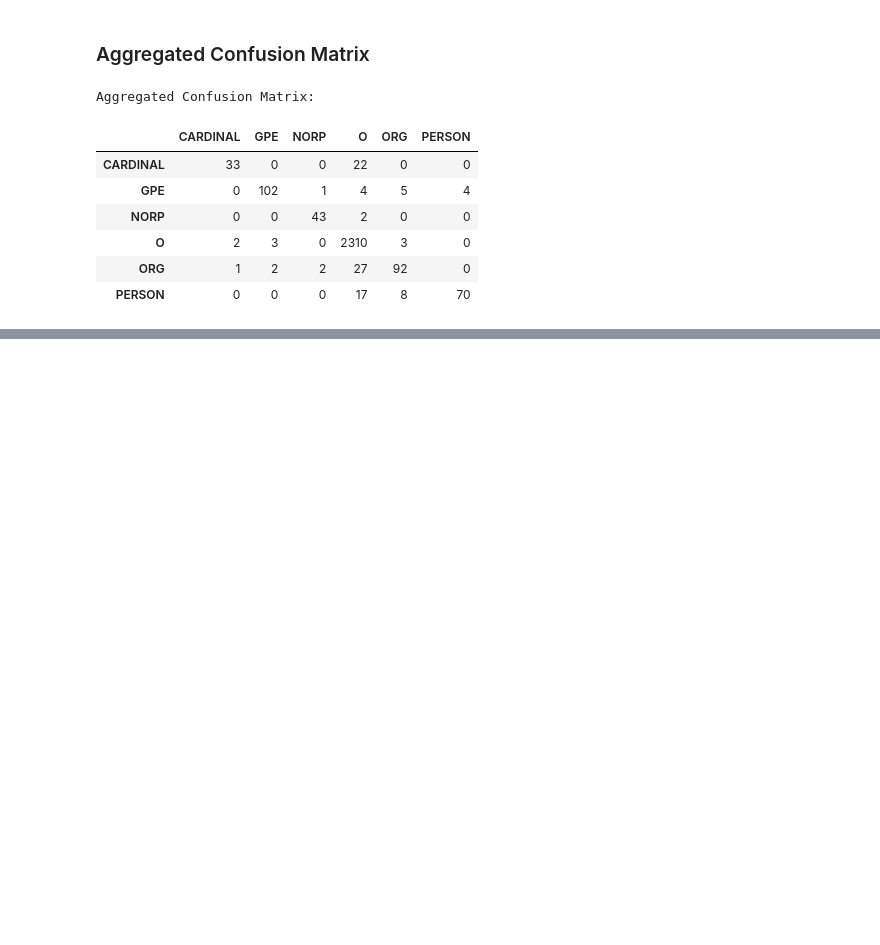
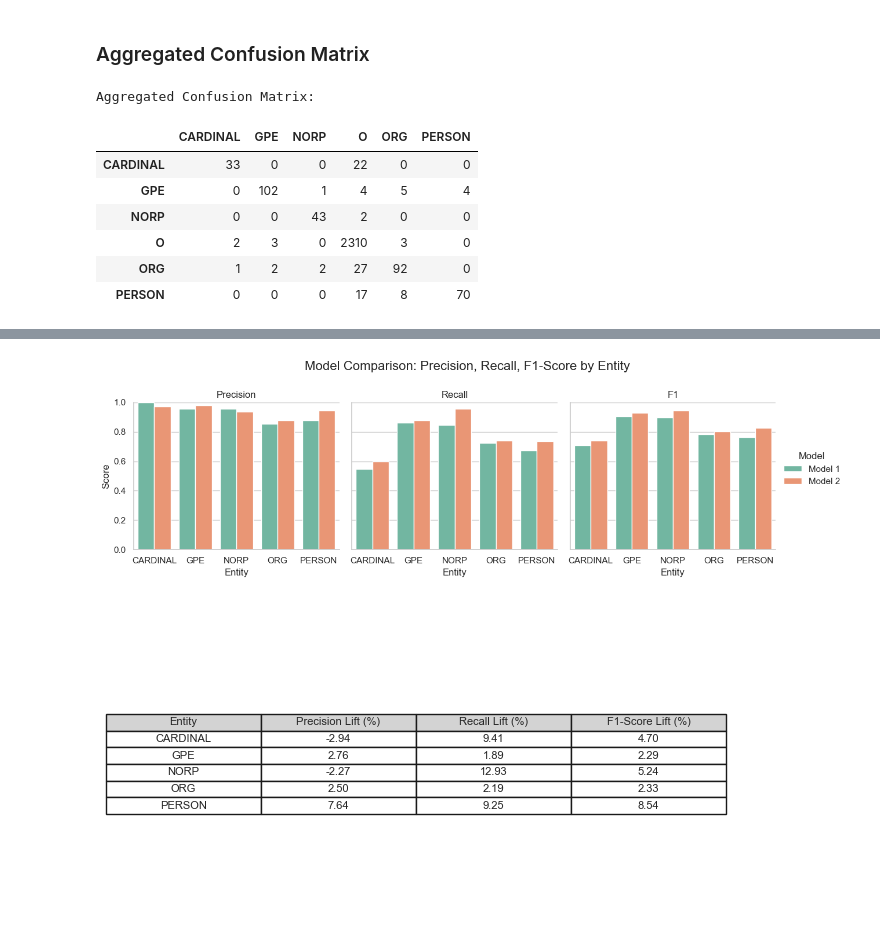
Before and after one commit to mayiquimpo/6200, a Jupyter notebook: Assignment 4.ipynb, the cells around one changed output, grey strips where cells are left out. Saved outputs shown, nothing was run; the diff lists cells and outputs as text; code cells hidden in the pictures; blank space fills up the shorter version.

```diff
--- a/Assignment 4.ipynb
+++ b/Assignment 4.ipynb
@@ -601,0 +661,62 @@ Aggregated Confusion Matrix:
+# %%
+import seaborn as sns
+import pandas as pd
+import matplotlib.pyplot as plt
+
+# Metrics for models
+model1_metrics = {
+    'CARDINAL': {'precision': 1.0000, 'recall': 0.5484, 'f1': 0.7083},
+    'GPE': {'precision': 0.9545, 'recall': 0.8630, 'f1': 0.9065},
+    'NORP': {'precision': 0.9565, 'recall': 0.8462, 'f1': 0.8980},
+    'ORG': {'precision': 0.8548, 'recall': 0.7260, 'f1': 0.7852},
+    'PERSON': {'precision': 0.8788, 'recall': 0.6744, 'f1': 0.7632},
+}
+
+model2_metrics = {
+    'CARDINAL': {'precision': 0.9706, 'recall': 0.6000, 'f1': 0.7416},
+    'GPE': {'precision': 0.9808, 'recall': 0.8793, 'f1': 0.9273},
+    'NORP': {'precision': 0.9348, 'recall': 0.9556, 'f1': 0.9451},
+    'ORG': {'precision': 0.8762, 'recall': 0.7419, 'f1': 0.8035},
+    'PERSON': {'precision': 0.9459, 'recall': 0.7368, 'f1': 0.8284},
+}
+
+# Prepare DataFrame for plotting
+metrics = ['precision', 'recall', 'f1']
+rows = []
+for label in model1_metrics:
+    for metric in metrics:
+        rows.append({'Label': label, 'Metric': metric.capitalize(), 'Model': 'Model 1', 'Score': model1_metrics[label][metric]})
+        rows.append({'Label': label, 'Metric': metric.capitalize(), 'Model': 'Model 2', 'Score': model2_metrics[label][metric]})
+
+df_long = pd.DataFrame(rows)
+
+# Create plots
+sns.set(style="whitegrid")
+g = sns.catplot(data=df_long, kind="bar", x="Label", y="Score", hue="Model", col="Metric", palette="Set2", height=4, aspect=1)
+g.set_titles("{col_name}")
+g.set_axis_labels("Entity", "Score")
+g.set(ylim=(0, 1))
+g.fig.subplots_adjust(top=0.8)
+g.fig.suptitle("Model Comparison: Precision, Recall, F1-Score by Entity", fontsize=16)
+
+# Calculate Lift in percentage
+lift_data = []
+for label in model1_metrics:
+    precision_lift = ((model2_metrics[label]['precision'] - model1_metrics[label]['precision']) / model1_metrics[label]['precision']) * 100
+    recall_lift = ((model2_metrics[label]['recall'] - model1_metrics[label]['recall']) / model1_metrics[label]['recall']) * 100
+    f1_lift = ((model2_metrics[label]['f1'] - model1_metrics[label]['f1']) / model1_metrics[label]['f1']) * 100
+    lift_data.append([label, f"{precision_lift:.2f}", f"{recall_lift:.2f}", f"{f1_lift:.2f}"])
+
+# Lift table
+lift_df = pd.DataFrame(lift_data, columns=['Entity', 'Precision Lift (%)', 'Recall Lift (%)', 'F1-Score Lift (%)'])
+
+# Display Lift table below the plot
+fig, ax = plt.subplots(figsize=(8, 4))
+ax.axis('off')
+table = ax.table(cellText=lift_df.values, colLabels=lift_df.columns, loc='center', cellLoc='center', colColours=['lightgray']*4)
+table.auto_set_font_size(False)
+table.set_fontsize(8)
+plt.show()
+# %% [output]
+[figure, added]
+[figure, added]
```
Also changed, not shown: parts of 14 cells of this notebook.
